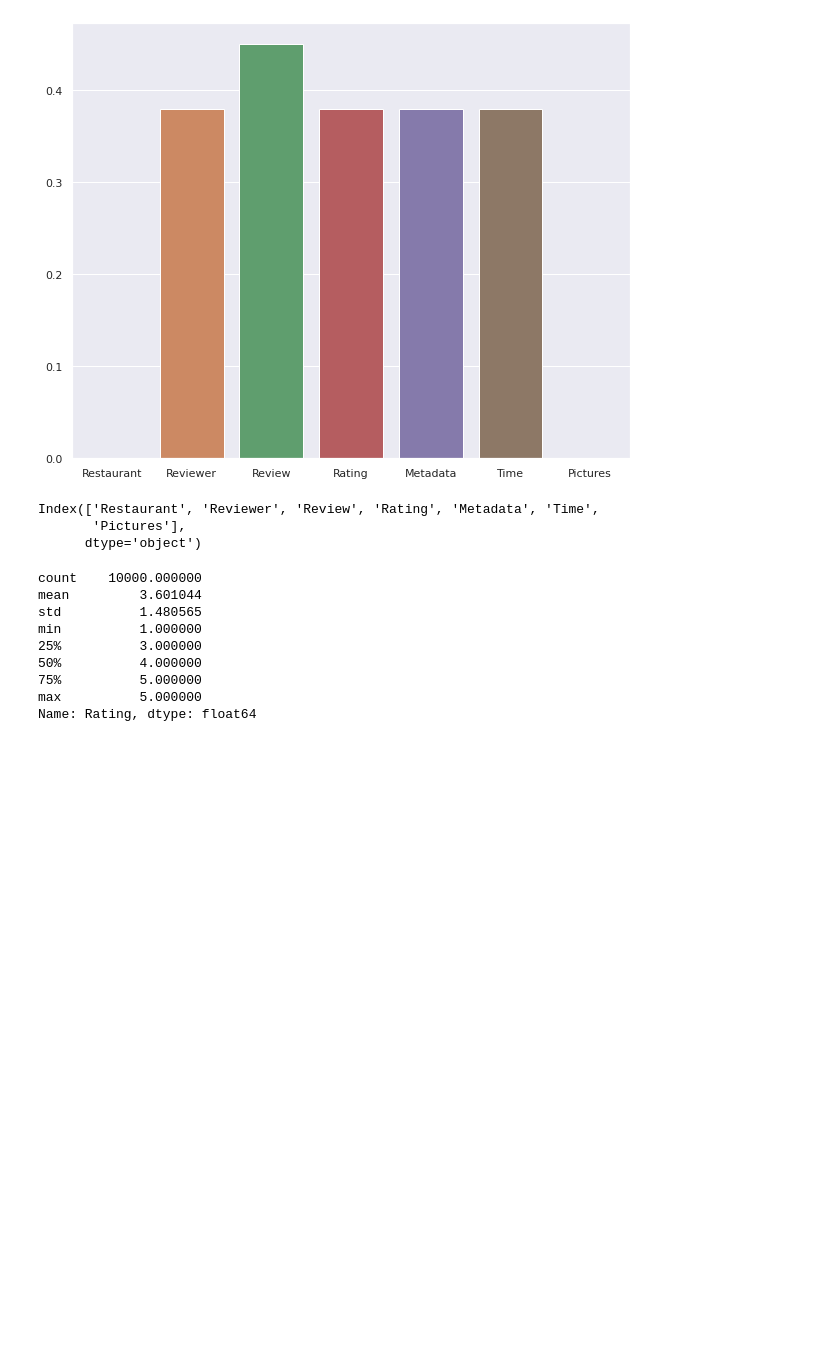
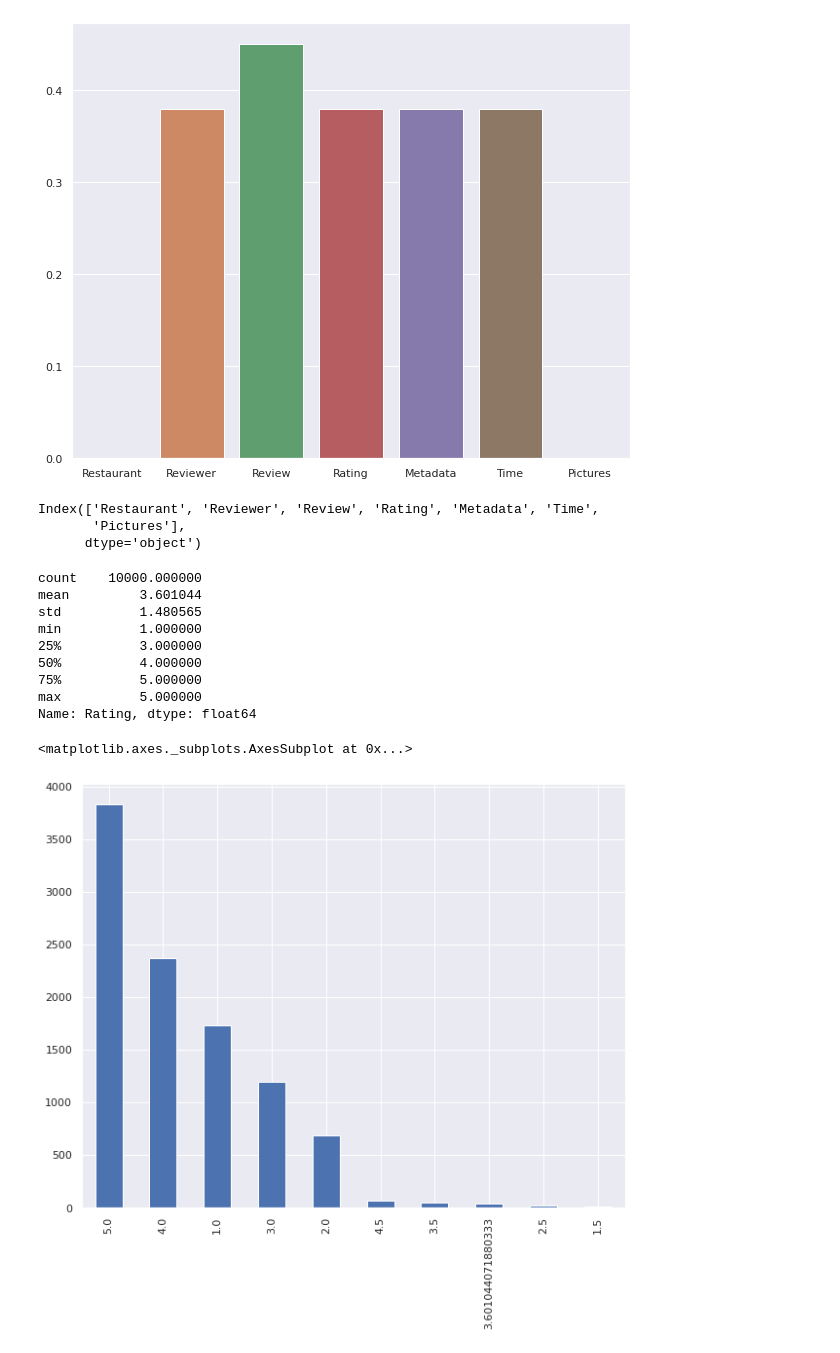
Before and after one commit to dkd99/ZOMATO-RESTAURANT-CLUSTERING-AND-SENTIMENT-ANALYSIS, a Jupyter notebook: ZOMATO_RESTAURANT_CLUSTERING_AND_SENTIMENT_ANALYSIS.ipynb, the cells around one changed output. Saved outputs shown, nothing was run; the diff lists cells and outputs as text; code cells hidden in the pictures; blank space fills up the shorter version.

```diff
--- a/ZOMATO_RESTAURANT_CLUSTERING_AND_SENTIMENT_ANALYSIS.ipynb
+++ b/ZOMATO_RESTAURANT_CLUSTERING_AND_SENTIMENT_ANALYSIS.ipynb
@@ -485,3 +494,8 @@ min          1.000000
 75%          5.000000
 max          5.000000
 Name: Rating, dtype: float64
+# %%
+df_rev['Rating'].value_counts().plot(kind='bar')
+# %% [output]
+<matplotlib.axes._subplots.AxesSubplot at 0x...>
+[figure, added]
```
Also changed, not shown: parts of 24 cells of this notebook.
